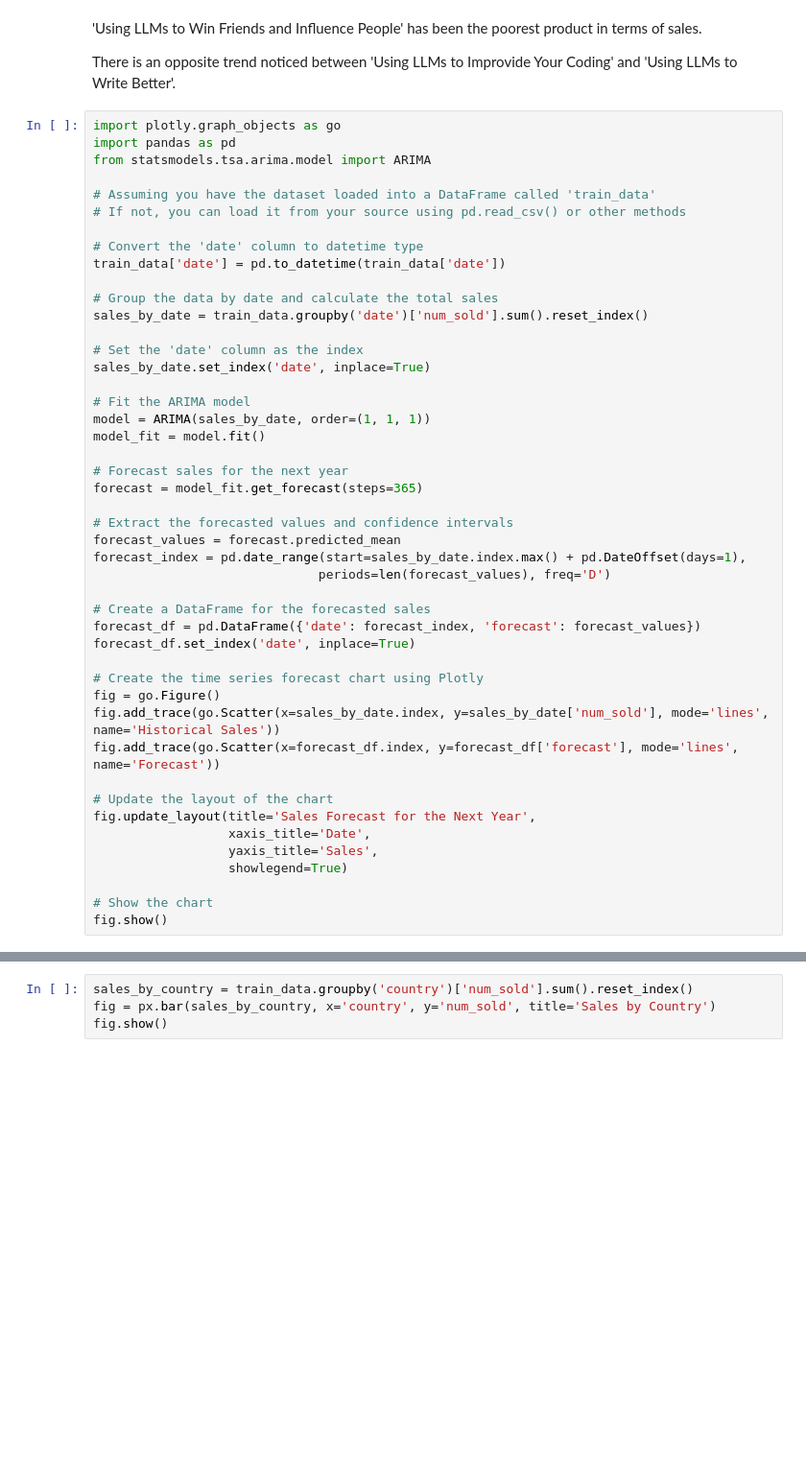
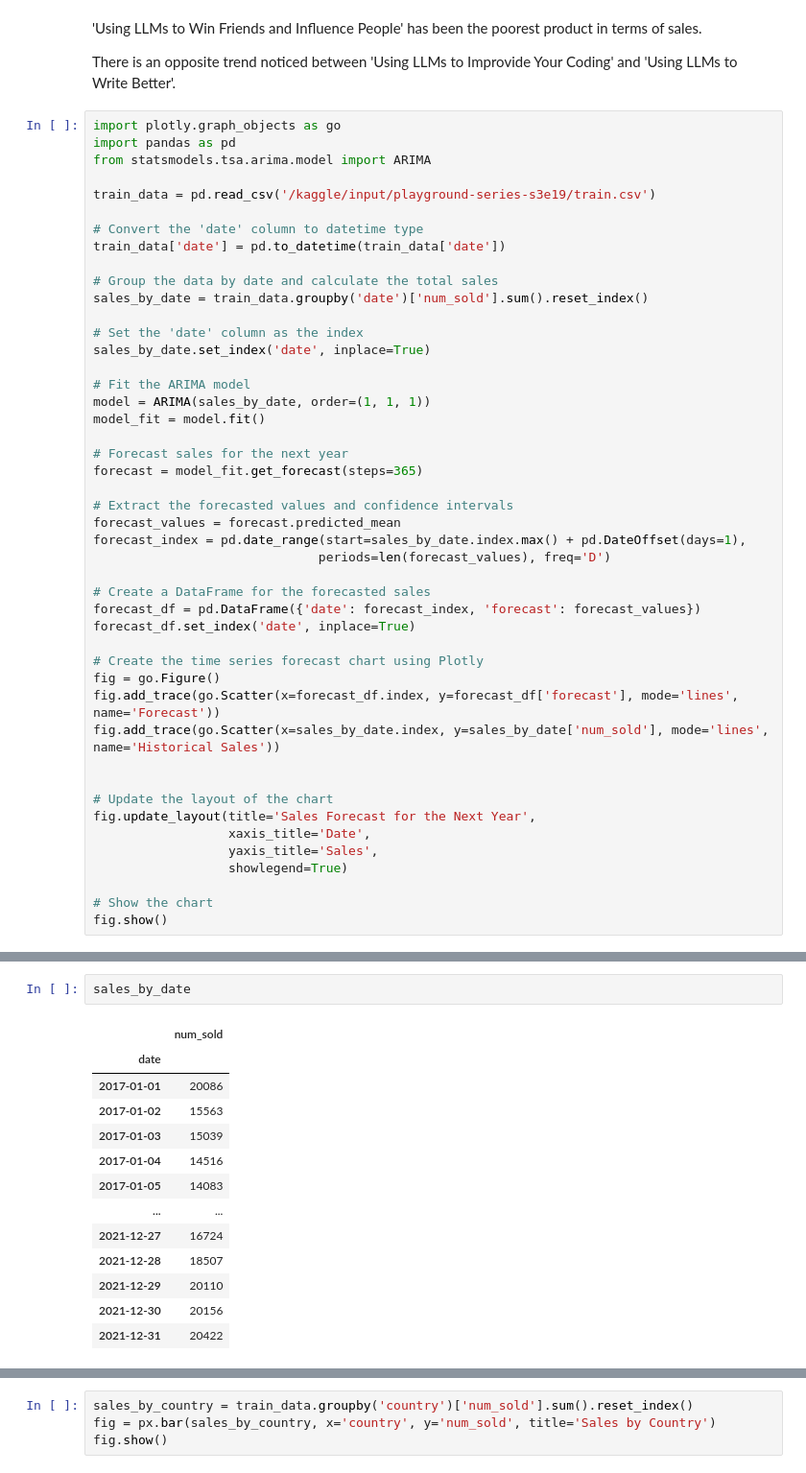
Before and after one commit to udaykirankavaturu/kaggle, a Jupyter notebook: playground-series-season-3-episode-19.ipynb, the cells around one changed output, grey strips where cells are left out. Shown at 96% size. Drawn from its saved outputs; the diff is of its cells as text; blank space fills up the shorter version.

Commit message:
Kaggle Notebook | Playground Series - Season 3, Episode 19 | Version 7

```diff
--- a/playground-series-season-3-episode-19.ipynb
+++ b/playground-series-season-3-episode-19.ipynb
@@ -787,8 +787,7 @@ import plotly.graph_objects as go
 import pandas as pd
 from statsmodels.tsa.arima.model import ARIMA
 
-# Assuming you have the dataset loaded into a DataFrame called 'train_data'
-# If not, you can load it from your source using pd.read_csv() or other methods
+train_data = pd.read_csv('/kaggle/input/playground-series-s3e19/train.csv')
 
 # Convert the 'date' column to datetime type
 train_data['date'] = pd.to_datetime(train_data['date'])
@@ -817,8 +816,9 @@ forecast_df.set_index('date', inplace=True)
 
 # Create the time series forecast chart using Plotly
 fig = go.Figure()
+fig.add_trace(go.Scatter(x=forecast_df.index, y=forecast_df['forecast'], mode='lines', name='Forecast'))
 fig.add_trace(go.Scatter(x=sales_by_date.index, y=sales_by_date['num_sold'], mode='lines', name='Historical Sales'))
-fig.add_trace(go.Scatter(x=forecast_df.index, y=forecast_df['forecast'], mode='lines', name='Forecast'))
+
 
 # Update the layout of the chart
 fig.update_layout(title='Sales Forecast for the Next Year',
@@ -839,0 +857,16 @@ No frequency information was provided, so inferred frequency D will be used.
+# %%
+sales_by_date
+# %% [output]
+|  | num_sold |
+| date |  |
+| 2017-01-01 | 20086 |
+| 2017-01-02 | 15563 |
+| 2017-01-03 | 15039 |
+| 2017-01-04 | 14516 |
+| 2017-01-05 | 14083 |
+| ... | ... |
+| 2021-12-27 | 16724 |
+| 2021-12-28 | 18507 |
+| 2021-12-29 | 20110 |
+| 2021-12-30 | 20156 |
+| 2021-12-31 | 20422 |
```
Also changed, not shown: parts of 6 cells of this notebook.
